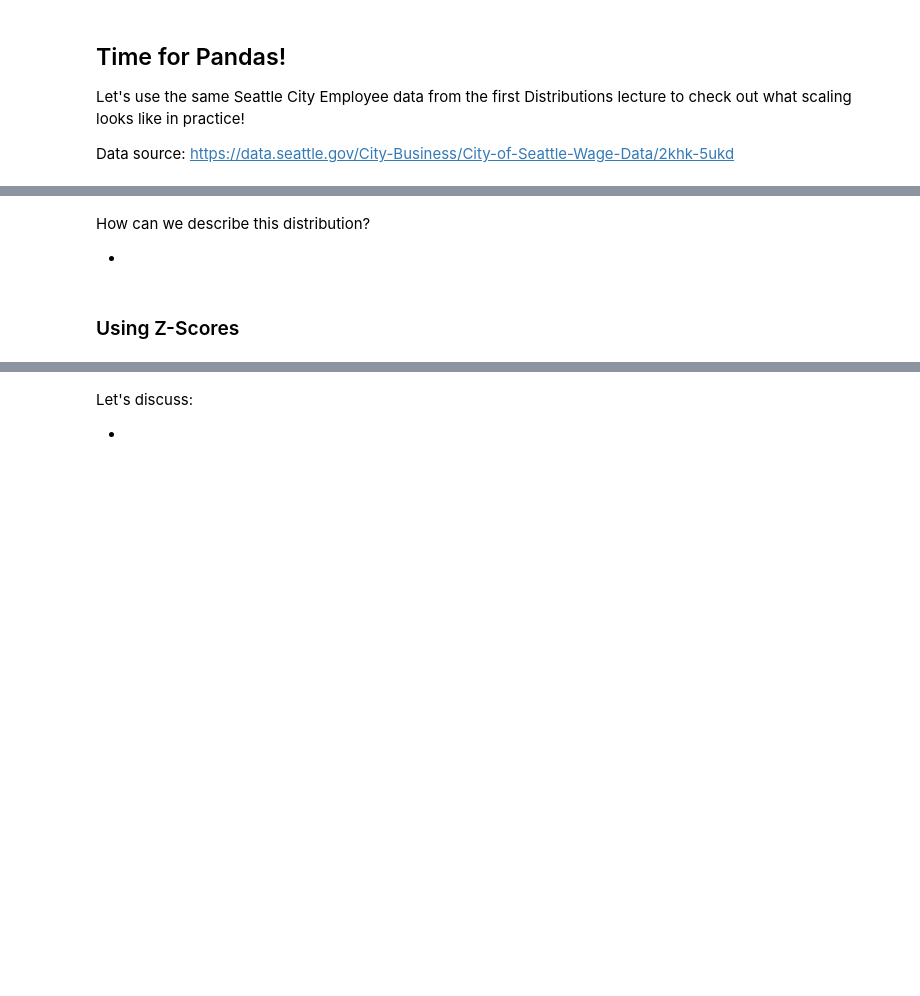
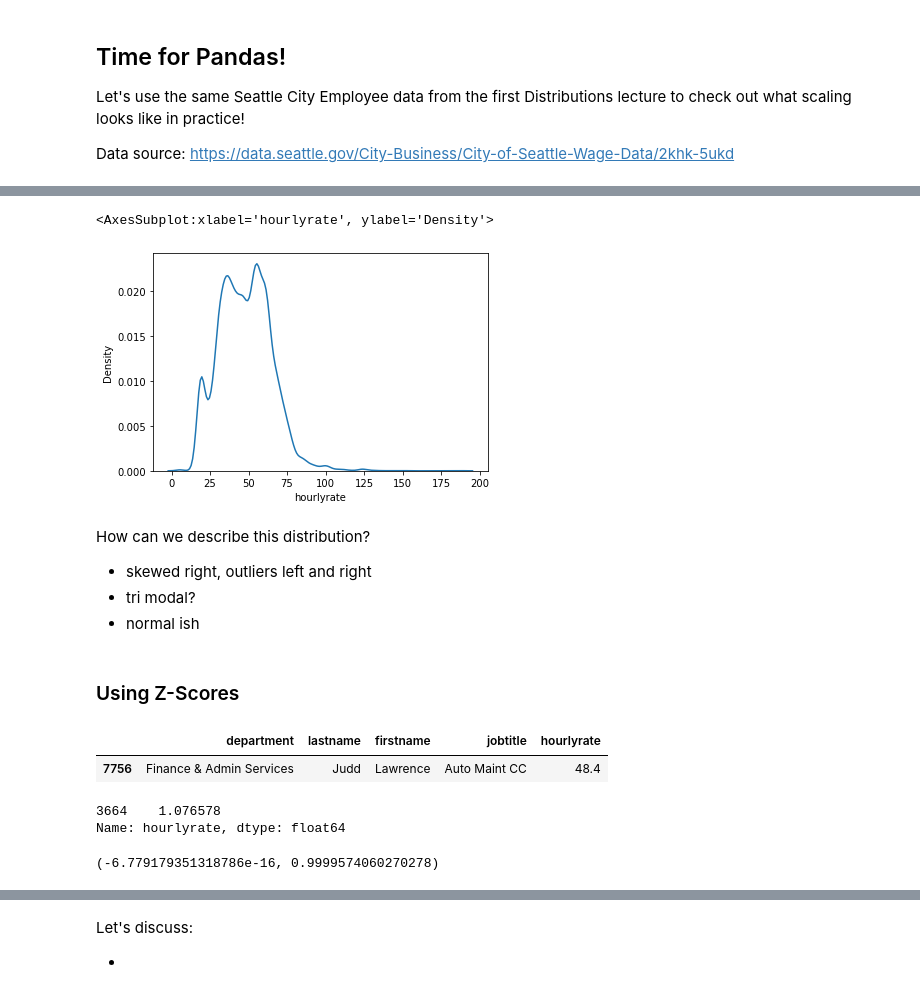
Before and after one commit to flatiron-school/ntl01-dtsc-live-103122, a Jupyter notebook: 2Phase/20-Normal-Distributions.ipynb, the cells around one changed output, grey strips where cells are left out. Cells and saved outputs as stored; diff of their text form; code cells hidden in the pictures; blank space fills up the shorter version.

```diff
--- a/2Phase/20-Normal-Distributions.ipynb
+++ b/2Phase/20-Normal-Distributions.ipynb
@@ -178,5 +215,6 @@ Let's use the same Seattle City Employee data from the first Distributions lectu
 Data source: https://data.seattle.gov/City-Business/City-of-Seattle-Wage-Data/2khk-5ukd
 # %%
 # Read in the data
+df = pd.read_csv('data/City_of_Seattle_Wage_Data_031422.csv')
 # %%
 # Check it
@@ -184,0 +229,4 @@ Data source: https://data.seattle.gov/City-Business/City-of-Seattle-Wage-Data/2k
+# %%
+# Rename the columns
+df.columns = [x.lower().replace(' ','') for x in df.columns]
+df.head()
@@ -187,13 +253,23 @@ Data source: https://data.seattle.gov/City-Business/City-of-Seattle-Wage-Data/2k
 # %%
 # Plot the hourly rate column
+sns.kdeplot(df['hourlyrate'])
+# %% [output]
+<AxesSubplot:xlabel='hourlyrate', ylabel='Density'>
+[figure, added]
 # %% [markdown]
 How can we describe this distribution?
 
--
+- skewed right, outliers left and right
+- tri modal?
+- normal ish
 # %% [markdown]
 ### Using Z-Scores
 # %%
 # Grab a sample row
-sample_row = None
+sample_row = df.sample(1)
+sample_row
+# %% [output]
+|  | department | lastname | firstname | jobtitle | hourlyrate |
+| 7756 | Finance & Admin Services | Judd | Lawrence | Auto Maint CC | 48.4 |
 # %%
 # Calculate the z-score for that row's HourlyRate
@@ -200 +278,7 @@ sample_row = None
+# %%
+z_score = (sample_row.hourlyrate - mu) / std
+z_score
+# %% [output]
+3664    1.076578
+Name: hourlyrate, dtype: float64
 # %%
@@ -203,2 +287,6 @@ standardized_rate = None
+# %%
+np.array(standardized_rate).mean(), np.array(standardized_rate).std()
+# %% [output]
+(-6.779179351318786e-16, 0.9999574060270278)
 # %%
 # Visualize it
```
Also changed, not shown: parts of 31 cells of this notebook, 1 other file.
